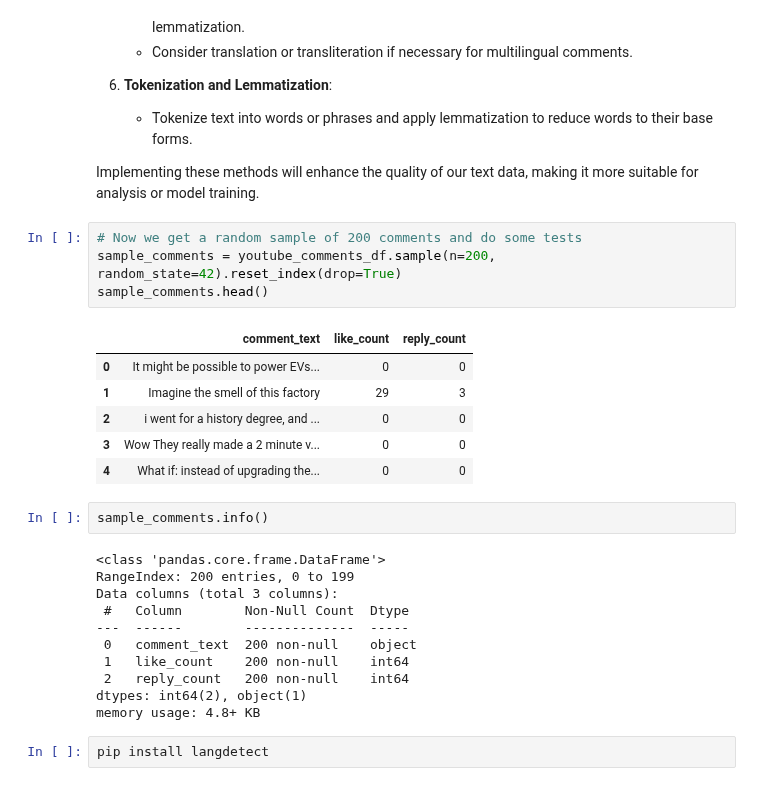
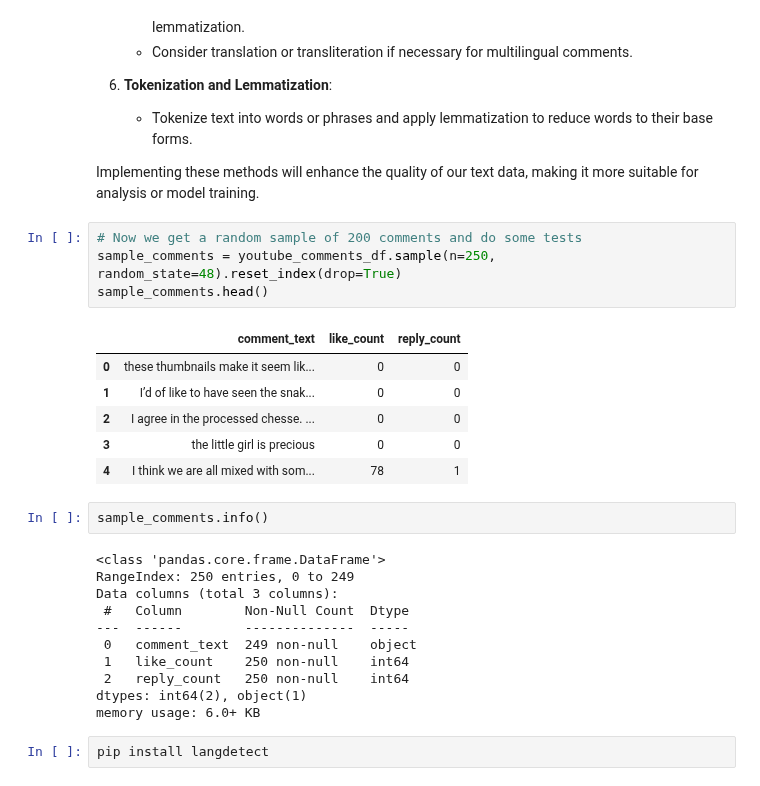
Before and after one commit to kkrusere/youTube-comments-Analyzer, a Jupyter notebook: SA_on_YT_comments.ipynb, the cells around one changed output. Saved outputs shown, nothing was run; the diff lists cells and outputs as text.

```diff
--- a/SA_on_YT_comments.ipynb
+++ b/SA_on_YT_comments.ipynb
@@ -180,28 +182,28 @@ it is crucial to address these aspects for effective preprocessing.
  Implementing these methods will enhance the quality of our text data, making it more suitable for analysis or model training.
 # %%
 # Now we get a random sample of 200 comments and do some tests
-sample_comments = youtube_comments_df.sample(n=200, random_state=42).reset_index(drop=True)
+sample_comments = youtube_comments_df.sample(n=250, random_state=48).reset_index(drop=True)
 sample_comments.head()
 # %% [output]
 |  | comment_text | like_count | reply_count |
-| 0 | It might be possible to power EVs... | 0 | 0 |
-| 1 | Imagine the smell of this factory | 29 | 3 |
-| 2 | i went for a history degree, and ... | 0 | 0 |
-| 3 | Wow They really made a 2 minute v... | 0 | 0 |
-| 4 | What if: instead of upgrading the... | 0 | 0 |
+| 0 | these thumbnails make it seem lik... | 0 | 0 |
+| 1 | I’d of like to have seen the snak... | 0 | 0 |
+| 2 | I agree in the processed chesse. ... | 0 | 0 |
+| 3 | the little girl is precious | 0 | 0 |
+| 4 | I think we are all mixed with som... | 78 | 1 |
 # %%
 sample_comments.info()
 # %% [output]
 <class 'pandas.core.frame.DataFrame'>
-RangeIndex: 200 entries, 0 to 199
+RangeIndex: 250 entries, 0 to 249
 Data columns (total 3 columns):
  #   Column        Non-Null Count  Dtype
 ---  ------        --------------  -----
- 0   comment_text  200 non-null    object
- 1   like_count    200 non-null    int64
- 2   reply_count   200 non-null    int64
+ 0   comment_text  249 non-null    object
+ 1   like_count    250 non-null    int64
+ 2   reply_count   250 non-null    int64
 dtypes: int64(2), object(1)
-memory usage: 4.8+ KB
+memory usage: 6.0+ KB
 # %%
 pip install langdetect
 # %% [output]
```
Also changed, not shown: parts of 8 cells of this notebook.
